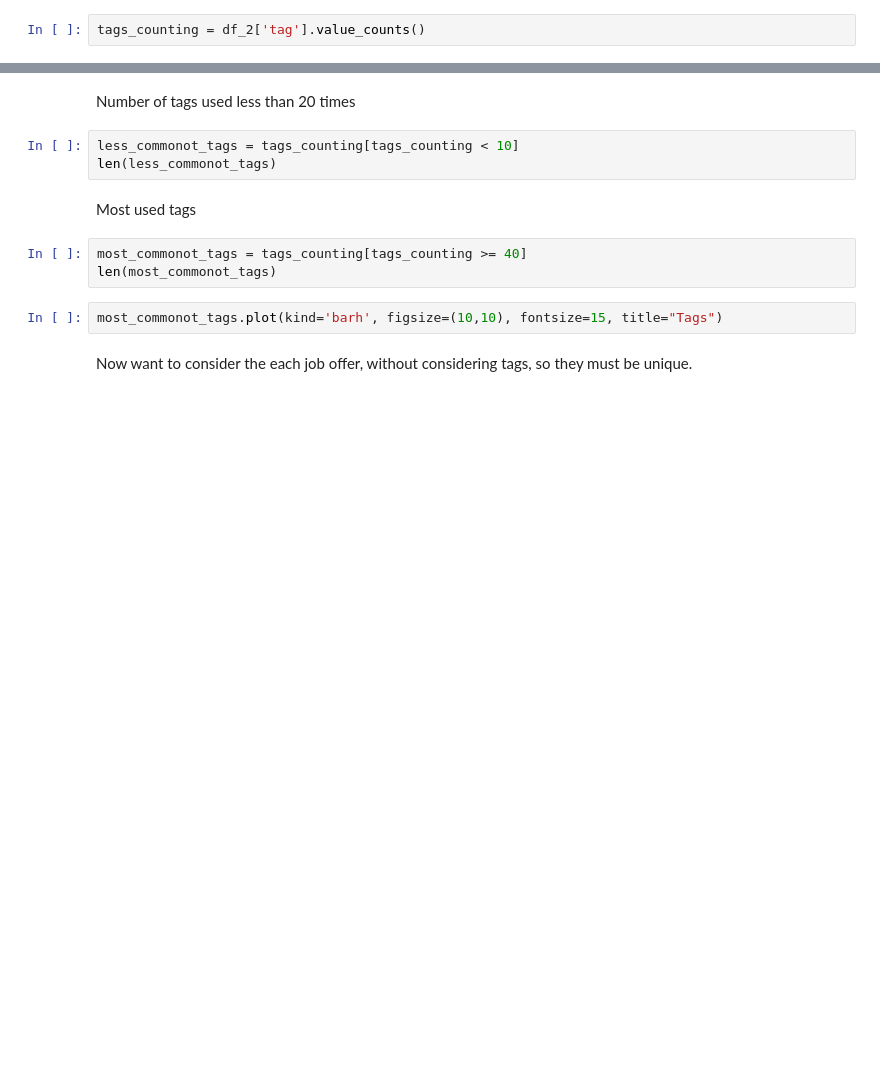
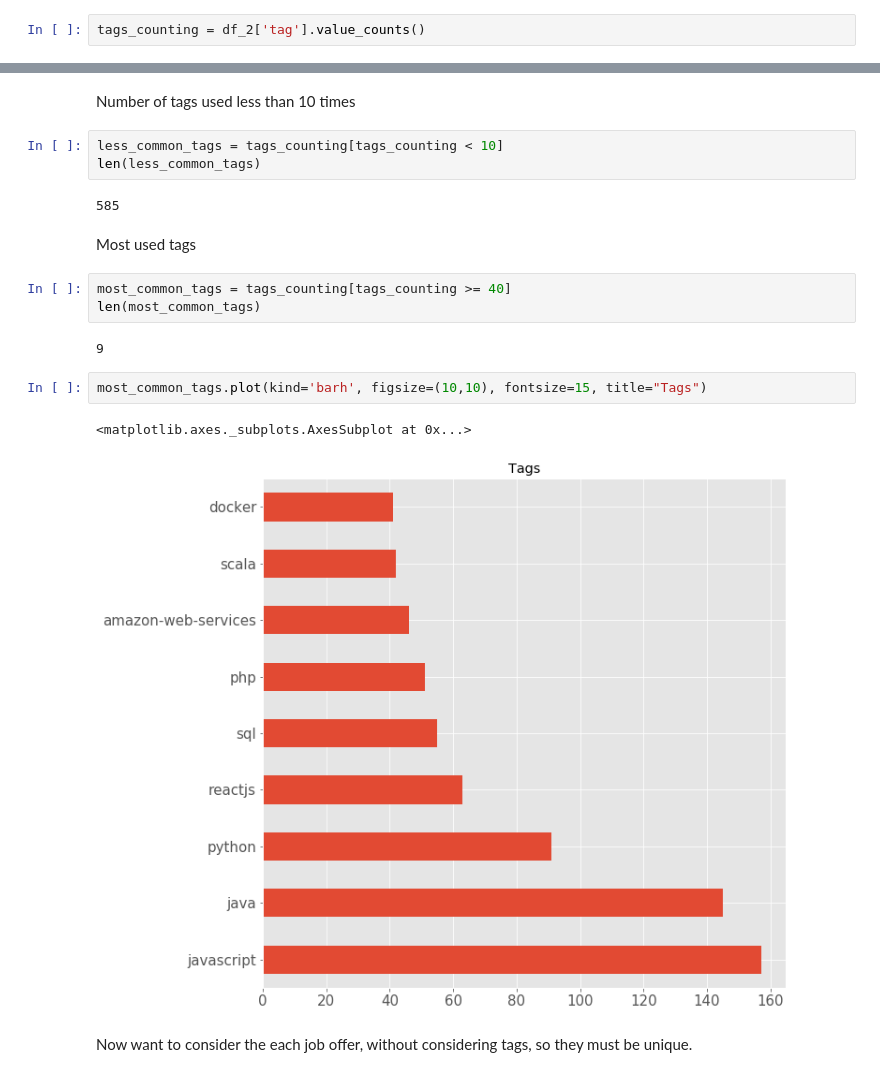
Before and after one commit to py-bootcamp/pandas-on-jupyter, a Jupyter notebook: notebooks/part_3/chapters.ipynb, the cells around one changed output, grey strips where cells are left out. Drawn from its saved outputs; the diff is of its cells as text; blank space fills up the shorter version.

```diff
--- a/notebooks/part_3/chapters.ipynb
+++ b/notebooks/part_3/chapters.ipynb
@@ -344,15 +868,22 @@ tags_counting.describe()
 # %% [markdown]
-Number of tags used less than 20 times
+Number of tags used less than 10 times
 # %%
-less_commonot_tags = tags_counting[tags_counting < 10]
-len(less_commonot_tags)
+less_common_tags = tags_counting[tags_counting < 10]
+len(less_common_tags)
+# %% [output]
+585
 # %% [markdown]
 Most used tags
 # %%
-most_commonot_tags = tags_counting[tags_counting >= 40]
-len(most_commonot_tags)
+most_common_tags = tags_counting[tags_counting >= 40]
+len(most_common_tags)
+# %% [output]
+9
 # %%
-most_commonot_tags.plot(kind='barh', figsize=(10,10), fontsize=15, title="Tags")
+most_common_tags.plot(kind='barh', figsize=(10,10), fontsize=15, title="Tags")
+# %% [output]
+<matplotlib.axes._subplots.AxesSubplot at 0x...>
+[figure, added]
 # %% [markdown]
 Now want to consider the each job offer, without considering tags, so they must be unique.
 # %%
```
Also changed, not shown: parts of 94 cells of this notebook, 2 other files.
